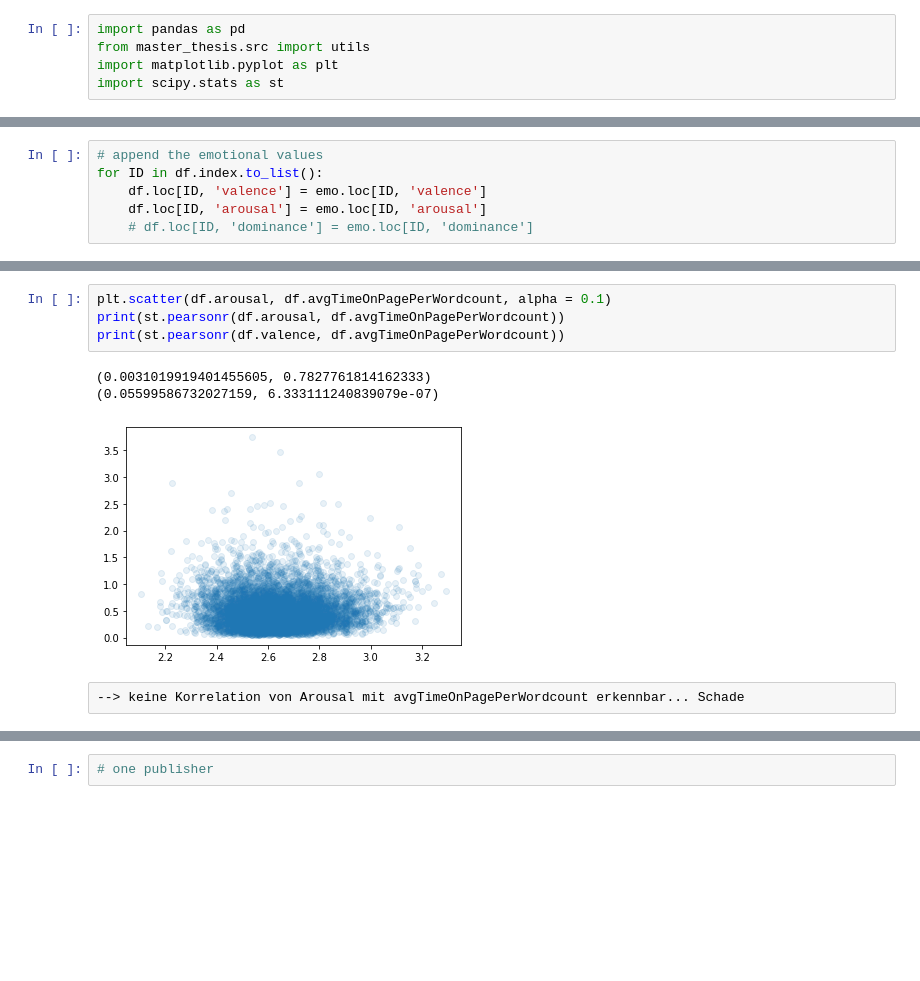
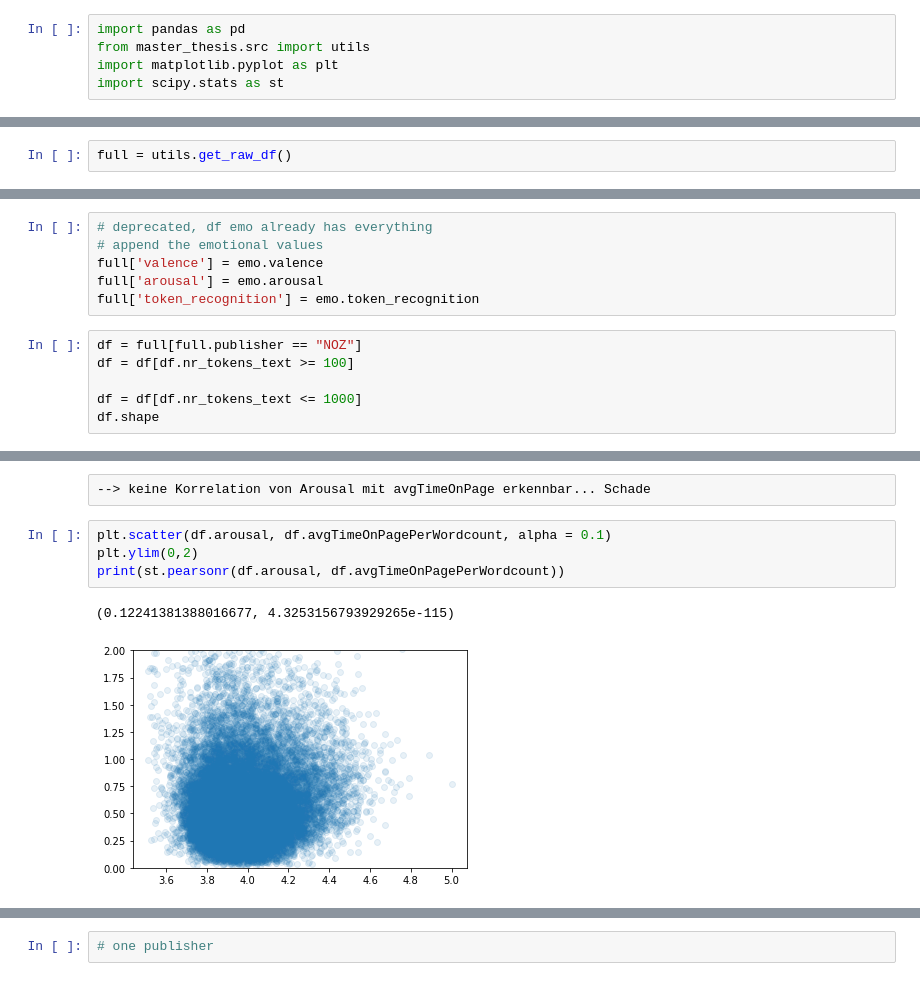
Before and after one commit to susannaruecker/master_thesis, a Jupyter notebook: master_thesis/notebooks/emotion_analysis.ipynb, the cells around one changed output, grey strips where cells are left out. Drawn from its saved outputs; the diff is of its cells as text; blank space fills up the shorter version.

```diff
--- a/master_thesis/notebooks/emotion_analysis.ipynb
+++ b/master_thesis/notebooks/emotion_analysis.ipynb
@@ -102,0 +101,2 @@ Shape of remaining df after conditioning: (7902, 73)
+# %%
+full = utils.get_raw_df()
@@ -102,0 +106,12 @@ Shape of remaining df after conditioning: (7902, 73)
+# %%
+# deprecated, df emo already has everything
+# append the emotional values
+full['valence'] = emo.valence
+full['arousal'] = emo.arousal
+full['token_recognition'] = emo.token_recognition
+# %%
+df = full[full.publisher == "NOZ"]
+df = df[df.nr_tokens_text >= 100]
+
+df = df[df.nr_tokens_text <= 1000]
+df.shape
@@ -114,6 +133,0 @@ df.head()
-# %%
-# append the emotional values
-for ID in df.index.to_list():
-    df.loc[ID, 'valence'] = emo.loc[ID, 'valence']
-    df.loc[ID, 'arousal'] = emo.loc[ID, 'arousal']
-    # df.loc[ID, 'dominance'] = emo.loc[ID, 'dominance']
@@ -131,10 +146,9 @@ df.head()
+# %% [raw]
+--> keine Korrelation von Arousal mit avgTimeOnPage erkennbar... Schade
 # %%
 plt.scatter(df.arousal, df.avgTimeOnPagePerWordcount, alpha = 0.1)
+plt.ylim(0,2)
 print(st.pearsonr(df.arousal, df.avgTimeOnPagePerWordcount))
-print(st.pearsonr(df.valence, df.avgTimeOnPagePerWordcount))
 # %% [output]
-(0.0031019919401455605, 0.7827761814162333)
-(0.05599586732027159, 6.333111240839079e-07)
+(0.12241381388016677, 4.3253156793929265e-115)
-[figure, old version]
+[figure, new version]
-# %% [raw]
---> keine Korrelation von Arousal mit avgTimeOnPagePerWordcount erkennbar... Schade
```
Also changed, not shown: parts of 26 cells of this notebook, 2 other files.
